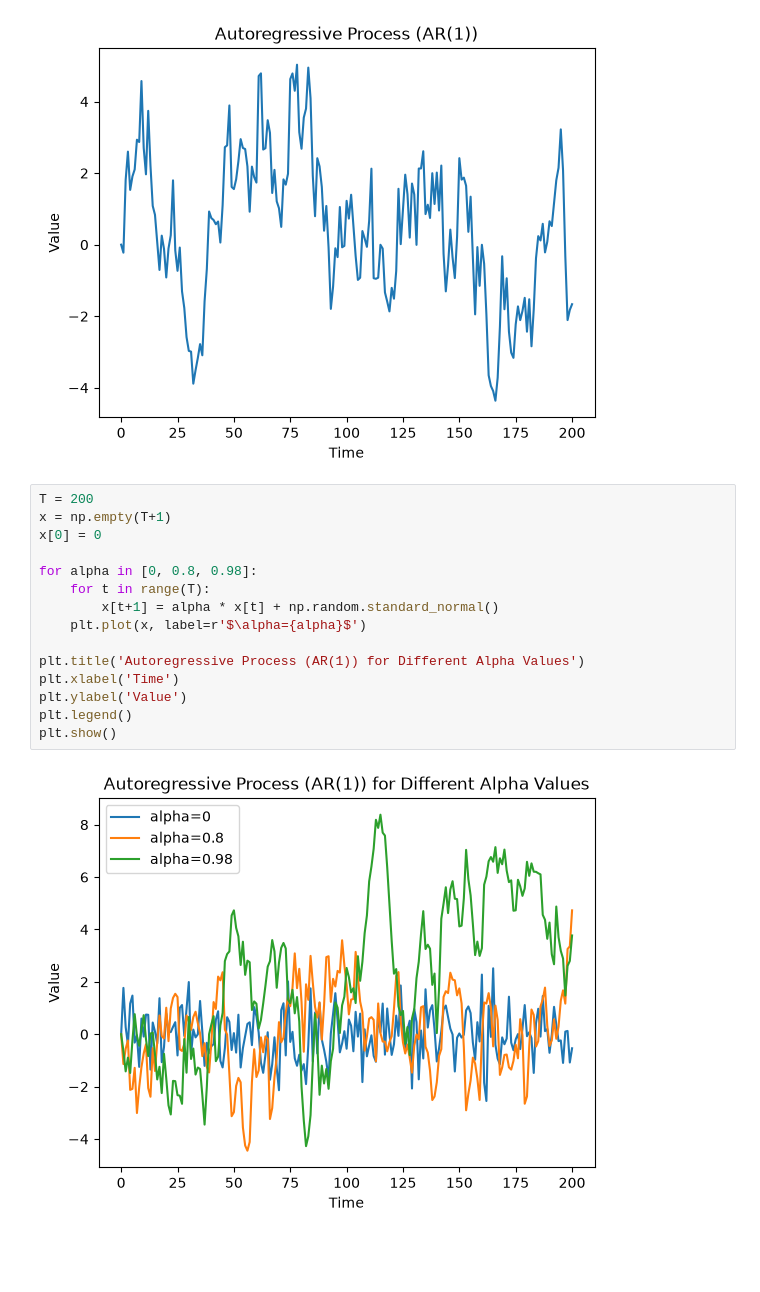
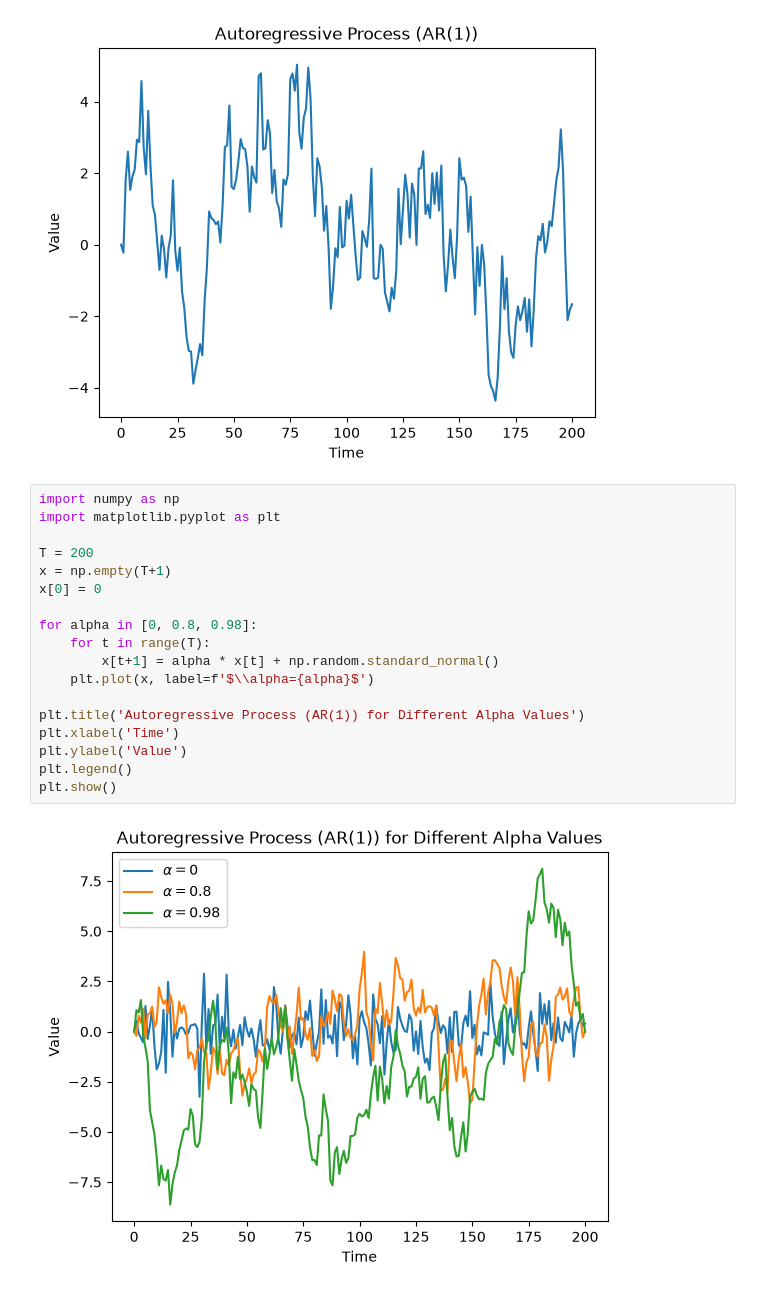
Before and after one commit to IkutoYoshioka/Macroeconomics, a Jupyter notebook: projects/QuantEcon/python.ipynb, the cells around one changed output. Cells and saved outputs as stored; diff of their text form; blank space fills up the shorter version.

```diff
--- a/projects/QuantEcon/python.ipynb
+++ b/projects/QuantEcon/python.ipynb
@@ -20,19 +20,22 @@ plt.show()
 # %% [output]
 [figure]
 # %%
+import numpy as np
+import matplotlib.pyplot as plt
+
 T = 200
 x = np.empty(T+1)
 x[0] = 0
 
 for alpha in [0, 0.8, 0.98]:
     for t in range(T):
         x[t+1] = alpha * x[t] + np.random.standard_normal()
-    plt.plot(x, label=r'$\alpha={alpha}$')
+    plt.plot(x, label=f'$\\alpha={alpha}$')
 
 plt.title('Autoregressive Process (AR(1)) for Different Alpha Values')
 plt.xlabel('Time')
 plt.ylabel('Value')
 plt.legend()
 plt.show()
 # %% [output]
-[figure, old version]
+[figure, new version]
```
Also changed, not shown: parts of 14 cells of this notebook.
